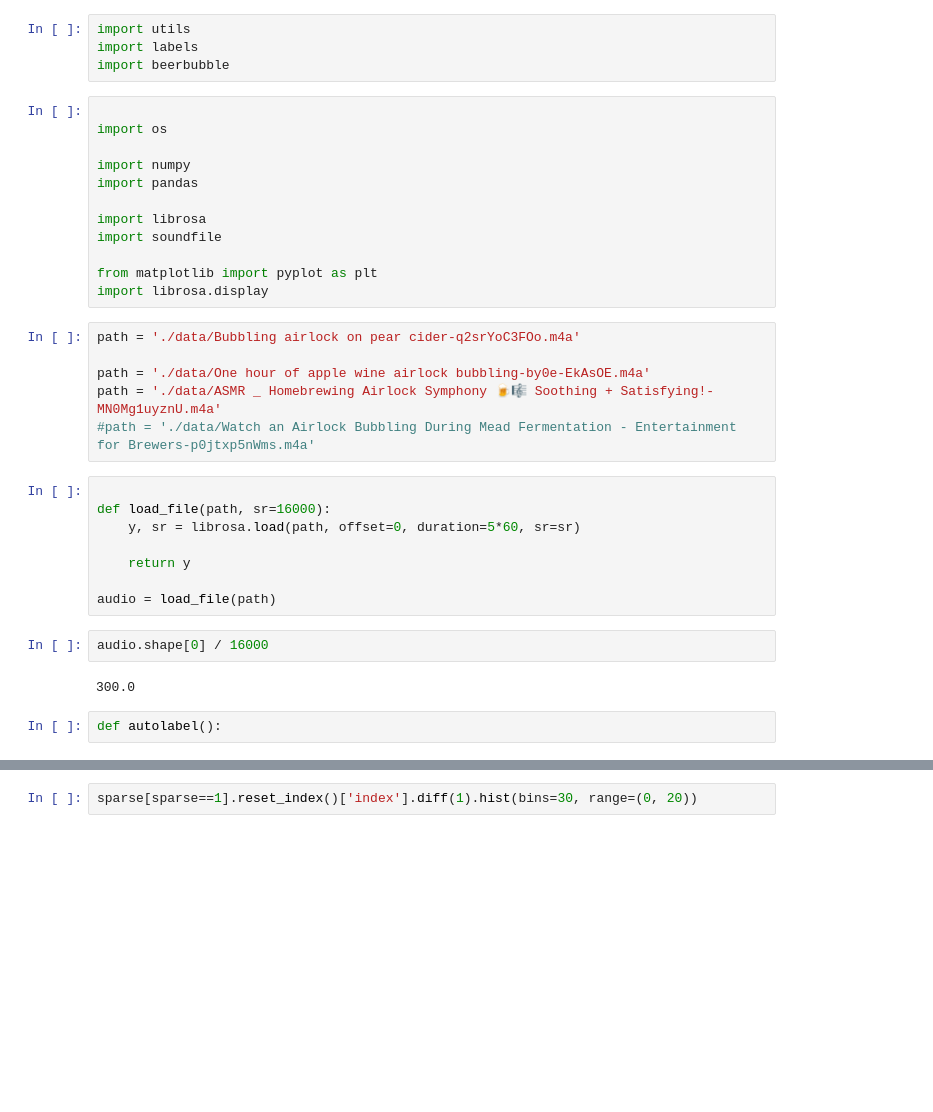
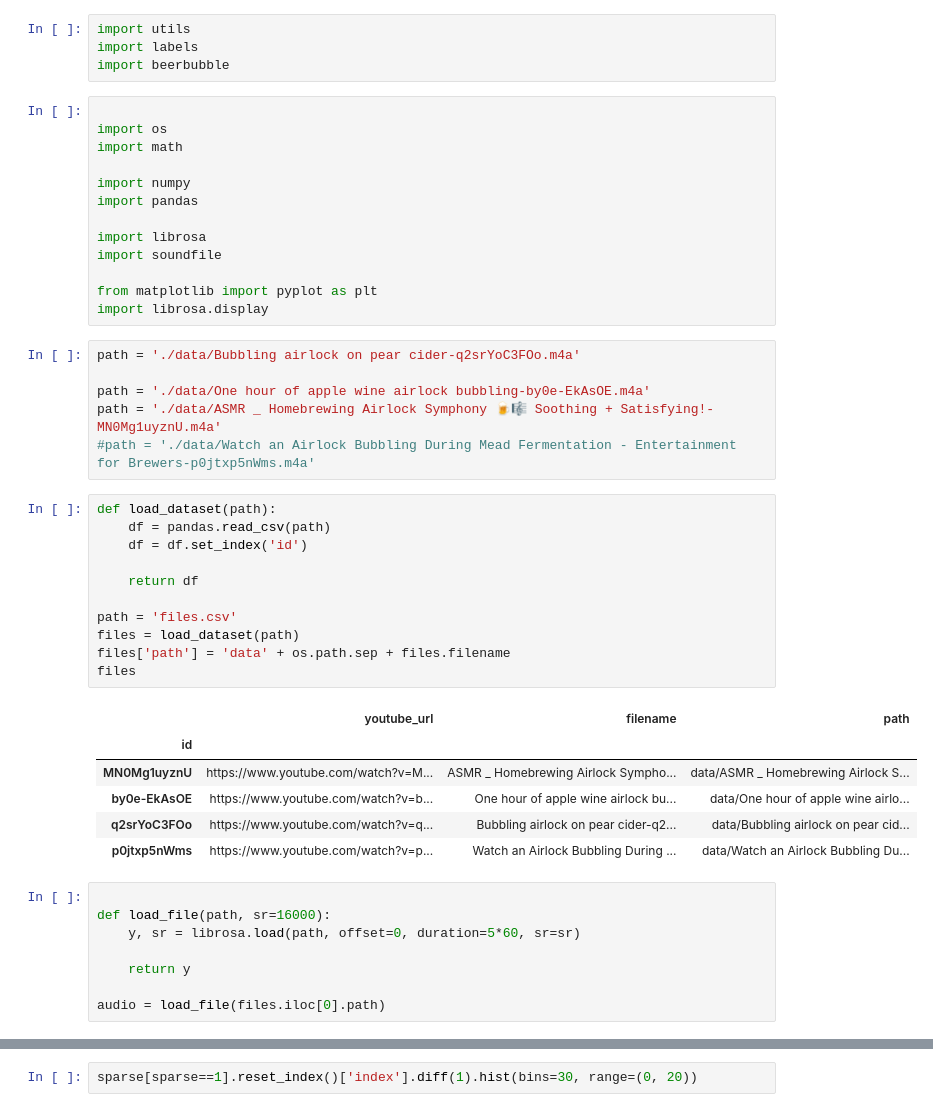
Before and after one commit to jonnor/machinehearing, a Jupyter notebook: geekleml2021/Untitled.ipynb, the cells around one changed output, grey strips where cells are left out. Cells and saved outputs as stored; diff of their text form; blank space fills up the shorter version.

```diff
--- a/geekleml2021/Untitled.ipynb
+++ b/geekleml2021/Untitled.ipynb
@@ -11,6 +11,7 @@ import beerbubble
 # %%
 
 import os
+import math
 
 import numpy
 import pandas
@@ -26,6 +27,24 @@ path = './data/Bubbling airlock on pear cider-q2srYoC3FOo.m4a'
 path = './data/One hour of apple wine airlock bubbling-by0e-EkAsOE.m4a'
 path = './data/ASMR _ Homebrewing Airlock Symphony 🍺🎼 Soothing + Satisfying!-MN0Mg1uyznU.m4a'
 #path = './data/Watch an Airlock Bubbling During Mead Fermentation - Entertainment for Brewers-p0jtxp5nWms.m4a'
+# %%
+def load_dataset(path):
+    df = pandas.read_csv(path)
+    df = df.set_index('id')
+
+    return df
+
+path = 'files.csv'
+files = load_dataset(path)
+files['path'] = 'data' + os.path.sep + files.filename
+files
+# %% [output]
+|  | youtube_url | filename | path |
+| id |  |  |  |
+| MN0Mg1uyznU | https://www.youtube.com/watch?v=M... | ASMR _ Homebrewing Airlock Sympho... | data/ASMR _ Homebrewing Airlock S... |
+| by0e-EkAsOE | https://www.youtube.com/watch?v=b... | One hour of apple wine airlock bu... | data/One hour of apple wine airlo... |
+| q2srYoC3FOo | https://www.youtube.com/watch?v=q... | Bubbling airlock on pear cider-q2... | data/Bubbling airlock on pear cid... |
+| p0jtxp5nWms | https://www.youtube.com/watch?v=p... | Watch an Airlock Bubbling During ... | data/Watch an Airlock Bubbling Du... |
 # %%
 
 def load_file(path, sr=16000):
@@ -33,10 +52,4 @@ def load_file(path, sr=16000):
 
     return y
 
-audio = load_file(path)
+audio = load_file(files.iloc[0].path)
-# %%
-audio.shape[0] / 16000
-# %% [output]
-300.0
-# %%
-def autolabel():
```
Also changed, not shown: parts of 16 cells of this notebook.
